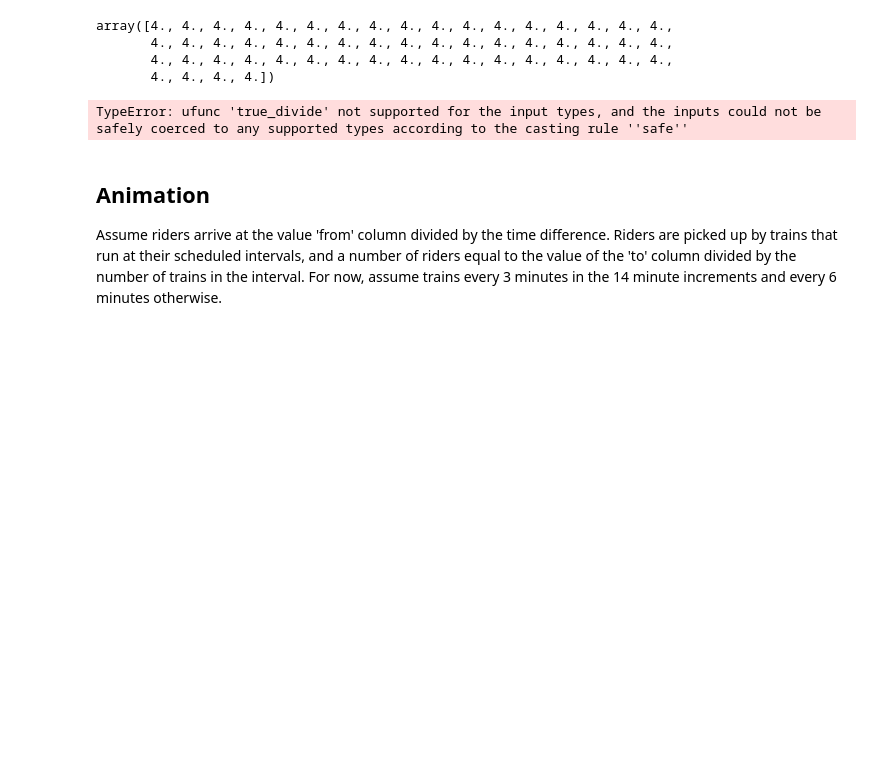
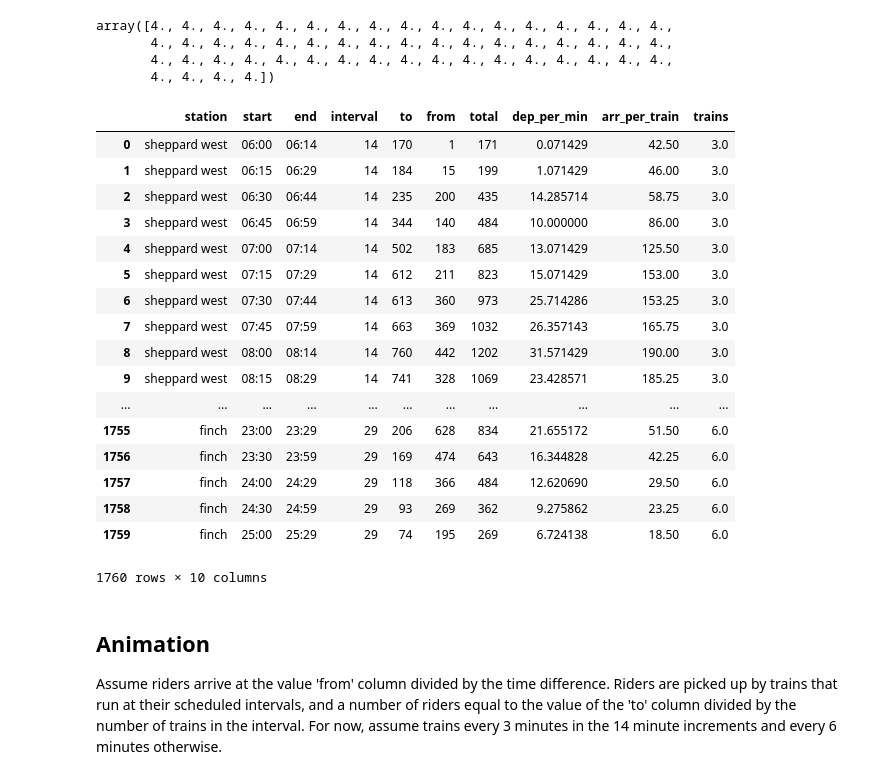
Before and after one commit to npricejones/ttc-vis, a Jupyter notebook: typical-ridership.ipynb, the cells around one changed output. Cells and saved outputs as stored; diff of their text form; code cells hidden in the pictures; blank space fills up the shorter version.

Commit message:
Renamed columns to be clearer

```diff
--- a/typical-ridership.ipynb
+++ b/typical-ridership.ipynb
@@ -82,17 +82,36 @@ def read_station_data(stationlist,linenumber):
         tempdf['to'] = tostation.astype(int)
         tempdf['from'] = fromstation.astype(int)
         tempdf['total'] = totalstation
-        tempdf['dep_rate'] = fromstation.astype(int)/intervals
-        tempdf['arr_rate'] = tostation.astype(int)/numbertrains
+        tempdf['dep_per_min'] = fromstation.astype(int)/intervals
+        tempdf['arr_per_train'] = tostation.astype(int)/numbertrains
         tempdf['trains'] = traininterval
         stationinfo = stationinfo.append(tempdf,ignore_index=True)
     return stationinfo
 # %%
 yusinfo = read_station_data(yus,1)
-# %% [output]
-TypeError: ufunc 'true_divide' not supported for the input types, and the inputs could not be safely coerced to any supported types according to the casting rule ''safe''
 # %%
 bdinfo = read_station_data(bd,2)
+# %%
+yusinfo
+# %% [output]
+|  | station | start | end | interval | to | from | total | dep_per_min | arr_per_train | trains |
+| 0 | sheppard west | 06:00 | 06:14 | 14 | 170 | 1 | 171 | 0.071429 | 42.50 | 3.0 |
+| 1 | sheppard west | 06:15 | 06:29 | 14 | 184 | 15 | 199 | 1.071429 | 46.00 | 3.0 |
+| 2 | sheppard west | 06:30 | 06:44 | 14 | 235 | 200 | 435 | 14.285714 | 58.75 | 3.0 |
+| 3 | sheppard west | 06:45 | 06:59 | 14 | 344 | 140 | 484 | 10.000000 | 86.00 | 3.0 |
+| 4 | sheppard west | 07:00 | 07:14 | 14 | 502 | 183 | 685 | 13.071429 | 125.50 | 3.0 |
+| 5 | sheppard west | 07:15 | 07:29 | 14 | 612 | 211 | 823 | 15.071429 | 153.00 | 3.0 |
+| 6 | sheppard west | 07:30 | 07:44 | 14 | 613 | 360 | 973 | 25.714286 | 153.25 | 3.0 |
+| 7 | sheppard west | 07:45 | 07:59 | 14 | 663 | 369 | 1032 | 26.357143 | 165.75 | 3.0 |
+| 8 | sheppard west | 08:00 | 08:14 | 14 | 760 | 442 | 1202 | 31.571429 | 190.00 | 3.0 |
+| 9 | sheppard west | 08:15 | 08:29 | 14 | 741 | 328 | 1069 | 23.428571 | 185.25 | 3.0 |
+| ... | ... | ... | ... | ... | ... | ... | ... | ... | ... | ... |
+| 1755 | finch | 23:00 | 23:29 | 29 | 206 | 628 | 834 | 21.655172 | 51.50 | 6.0 |
+| 1756 | finch | 23:30 | 23:59 | 29 | 169 | 474 | 643 | 16.344828 | 42.25 | 6.0 |
+| 1757 | finch | 24:00 | 24:29 | 29 | 118 | 366 | 484 | 12.620690 | 29.50 | 6.0 |
+| 1758 | finch | 24:30 | 24:59 | 29 | 93 | 269 | 362 | 9.275862 | 23.25 | 6.0 |
+| 1759 | finch | 25:00 | 25:29 | 29 | 74 | 195 | 269 | 6.724138 | 18.50 | 6.0 |
+1760 rows × 10 columns
 # %% [markdown]
 ## Animation
 
```
